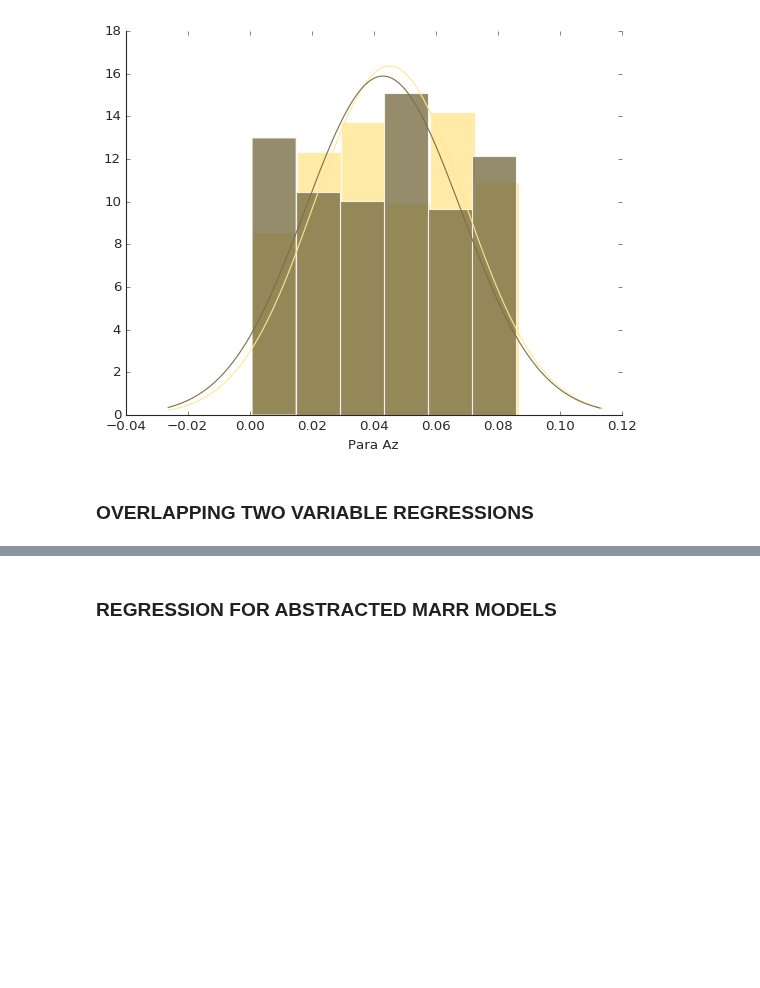
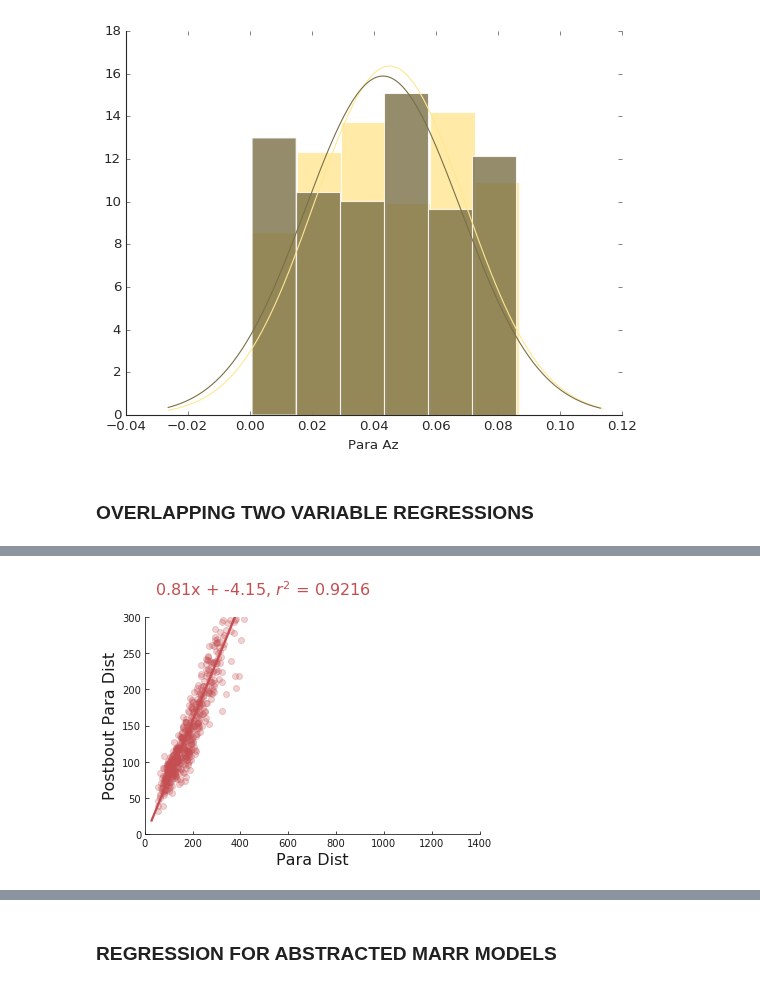
Before and after one commit to elifesciences-publications/PreycapMaster, a Jupyter notebook: BDB_Plot.ipynb, the cells around one changed output, grey strips where cells are left out. Cells and saved outputs as stored; diff of their text form; code cells hidden in the pictures; blank space fills up the shorter version.

```diff
--- a/BDB_Plot.ipynb
+++ b/BDB_Plot.ipynb
@@ -557,3 +624,87 @@ Ttest_indResult(statistic=0.7737252825455373, pvalue=0.43967724308726863)
 [figure]
 # %% [markdown]
 ### OVERLAPPING TWO VARIABLE REGRESSIONS
+# %%
+labels = ("Para Dist", "Postbout Para Dist")
+query_exp = '"' + labels[0] + '","' + labels[1] + '"'
+az_blue = np.array([27/255.0, 117/255.0, 187/255.0])
+#colors = [np.array(cp[0]) * .7, np.array(cp[0]) * 1.4]
+#colors = [cp[0], cp[2]]
+#colors = [cp[7], cp[6]]
+#colors = [cp[6], cp[6]]
+#colors = [.7* az_blue, az_blue]
+#colors = [cp[5], cp[5]]
+colors = [.7 * np.array(cp[3]), cp[3]]
+
+
+#lims = [[np.nan, np.nan], [np.nan, np.nan]]
+#lims = [[-60, 60], [-200, 200]]
+#lims = [[-200, 200], [-200, 200]]
+#lims = [[-100, 100], [-200, 200]]
+#lims = [[-80, 80], [-100, 100]]
+lims = [[0, 1400], [0, 300]]
+
+# USE THESE FOR ALT
+
+# rp = bdsim_raw.two_variable_regression(
+#     query_exp,
+#     '"Para Alt" > 0 AND "Bout Number" > 0 AND "Rev Bout Number" < -4  AND "Strike Or Abort" == 3',
+#     colors[1], labels, lims, 1)
+
+
+# rp2 = bdsim_raw.two_variable_regression(
+#     query_exp,
+#     '"Para Alt" > 0 AND "Bout Number" > 0 AND "Rev Bout Number" >= -4 AND "Rev Bout Number" < 0 AND "Strike Or Abort" == 3',
+#     colors[1], labels, lims, 1)
+
+# rp = bdsim_raw.two_variable_regression(
+#     query_exp,
+#     '"Para Alt" > 0 AND "Para Az Velocity" < 0 AND "Bout Number" > 0 AND "Strike Or Abort" < 3',
+#     colors[1], labels, lims)
+
+
+# rp = bdsim_raw.two_variable_regression(
+#     query_exp,
+#     '"Para Alt" > 0 AND "Bout Number" > 0 AND "Para Alt Velocity" < 0 AND "Strike Or Abort" < 3',
+#     colors[1], labels, lims, 1)
+
+# rp2 = bdsim_raw.two_variable_regression(
+#     query_exp,
+#     '"Para Alt" > 0 AND "Bout Number" > 0 AND "Para Alt Velocity" > 0 AND "Strike Or Abort" < 3',
+#     colors[1], labels, lims, 1)
+
+
+
+# # # rp2 = bdsim_raw.two_variable_regression(
+# # #     query_exp,
+# # #     '"Para Alt" < 0 AND "Bout Number" > 0 AND "Strike Or Abort" < 3',
+# # #     colors[1], labels, lims)
+
+# rp2 = bdsim_raw.two_variable_regression(
+#     query_exp,
+#     '"Para Alt" > 0 AND "Para Az Velocity" > 0 AND "Bout Number" > 0 AND "Strike Or Abort" < 3',
+#     colors[1], labels, lims)
+
+
+# USE THESE FOR AZ AND DIST
+
+
+
+rp = bdsim_raw.two_variable_regression(
+        query_exp,
+        '"Bout Number" > 0 AND "Para Dist" < 576 AND "Para Dist Velocity" < 0 AND "Strike Or Abort" < 3',
+        colors[1], labels, lims)
+
+rp2 = bdsim_raw.two_variable_regression(
+        query_exp,
+        '"Bout Number" > 0 AND "Para Dist" < 576 AND "Para Dist Velocity" > 0 AND "Strike Or Abort" < 3',
+        colors[1], labels, lims)
+
+# rp3 = bdsim_raw.two_variable_regression(
+#         query_exp,
+#         '"Bout Number" == 0 AND "Strike Or Abort" < 3',
+#         colors[1], labels, lims)
+
+mrp = make_regression_plots(rp[1],rp[2], rp2[1], rp2[2], labels, colors, lims)
+mrp.savefig('dist_6mm.pdf')
+# %% [output]
@@ -559,0 +728 @@ Ttest_indResult(statistic=0.7737252825455373, pvalue=0.43967724308726863)
+[figure, added]
```
Also changed, not shown: parts of 7 cells of this notebook, 4 other files.
